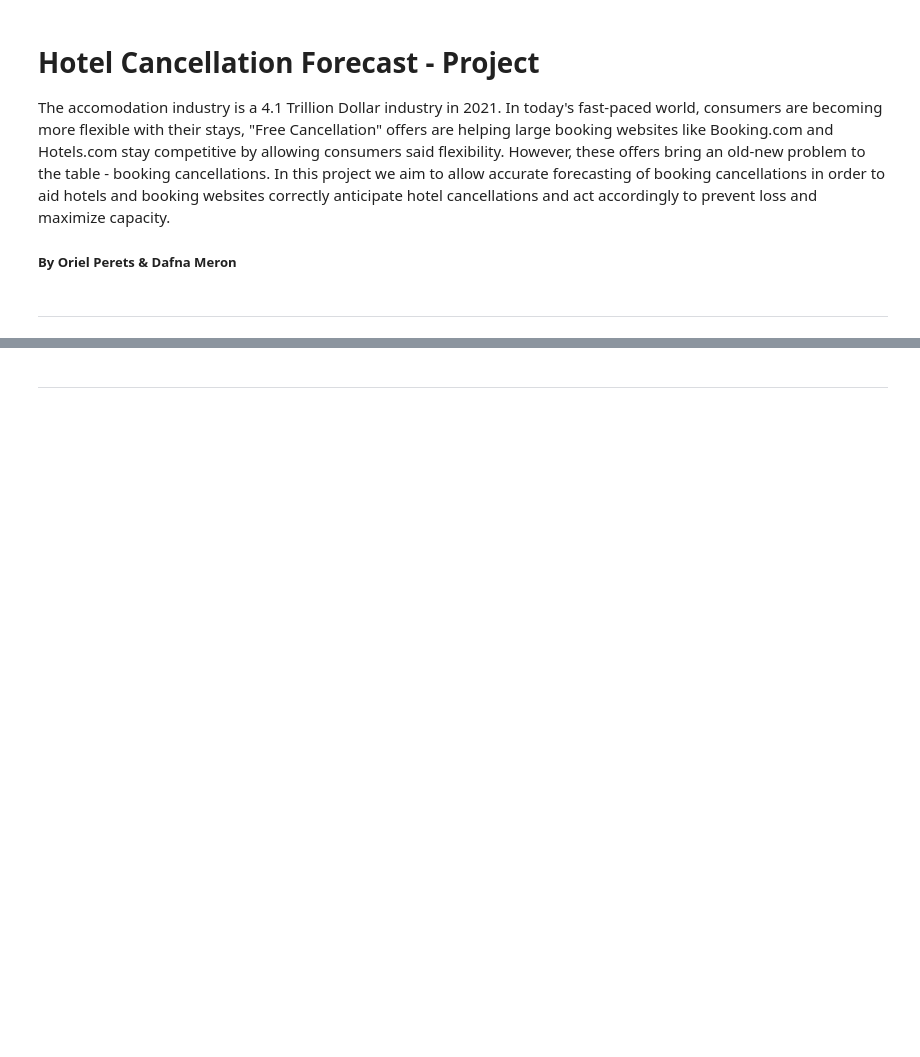
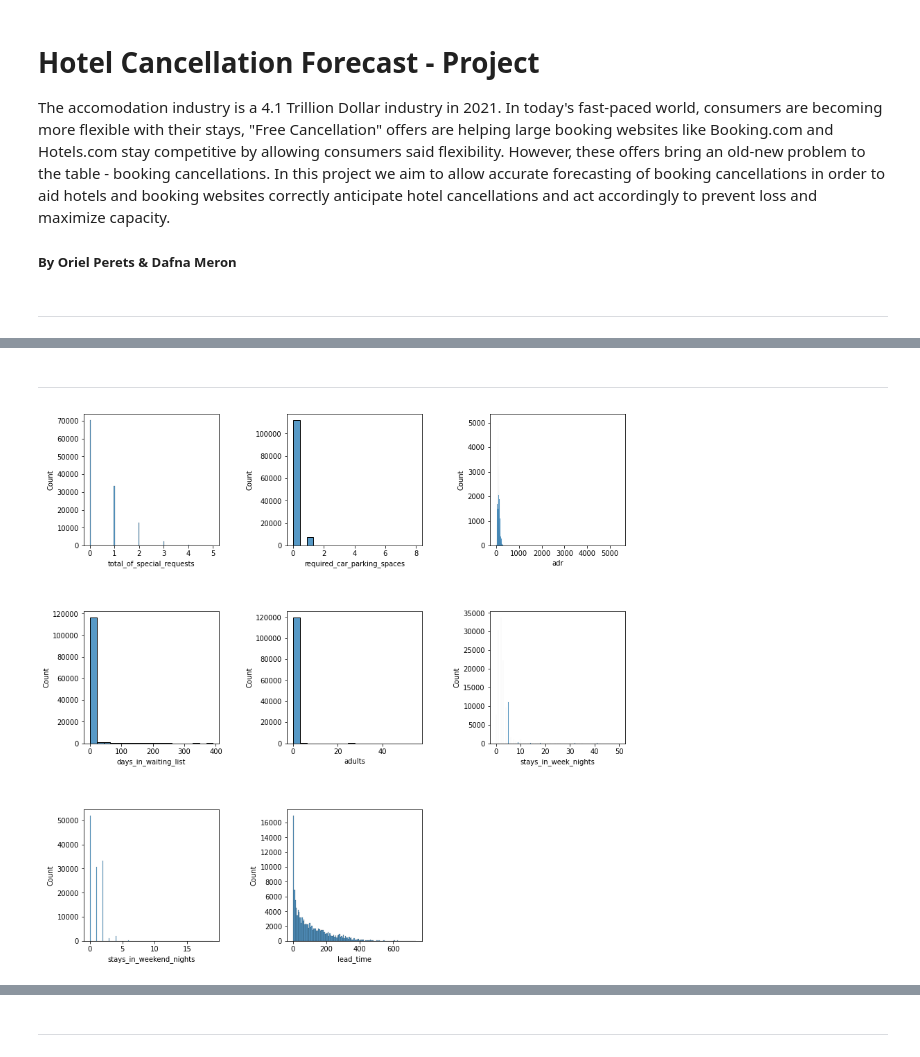
Before and after one commit to oriel9p/Booking-Cancellation-Forecast, a Jupyter notebook: Hotel_Booking_Forecast.ipynb, the cells around one changed output, grey strips where cells are left out. Cells and saved outputs as stored; diff of their text form; code cells hidden in the pictures; blank space fills up the shorter version.

```diff
--- a/Hotel_Booking_Forecast.ipynb
+++ b/Hotel_Booking_Forecast.ipynb
@@ -23,0 +120,21 @@ df = pd.read_csv('hotel_bookings.csv')
+# %% [markdown]
+--------------
+# %%
+# Univariate analysis
+cont_vars = ['total_of_special_requests','required_car_parking_spaces','adr','days_in_waiting_list','adults','stays_in_week_nights','stays_in_weekend_nights','lead_time'
+]
+# Continous variables
+fig = plt.figure()
+fig.subplots_adjust(hspace=0.5, wspace=0.5)
+fig.set_size_inches(14,14)
+index = 0
+plot_idx = 1
+for var in cont_vars:
+    col = cont_vars[index]
+    ax = fig.add_subplot(3, 3, plot_idx)
+    sns.histplot(df[col], ax=ax)
+    index+=1
+    plot_idx+=1
+plt.show()
+# %% [output]
+[figure, added]
```
Also changed, not shown: parts of 48 cells of this notebook.
